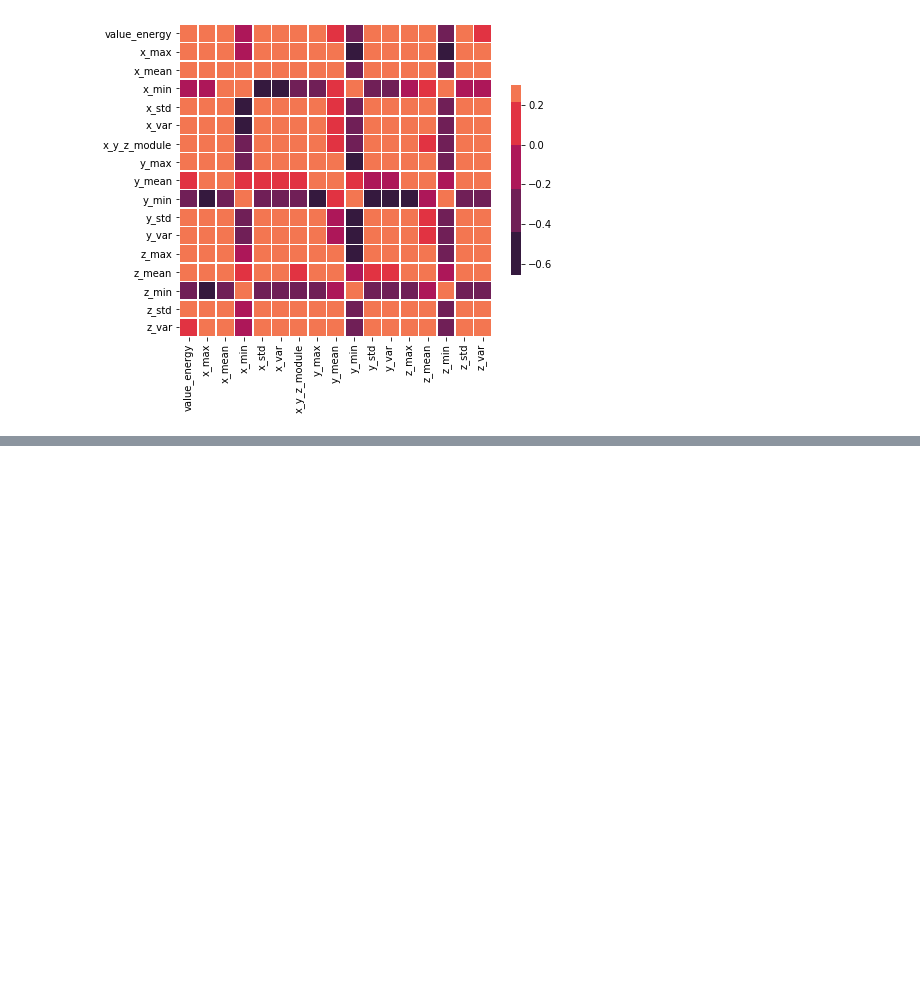
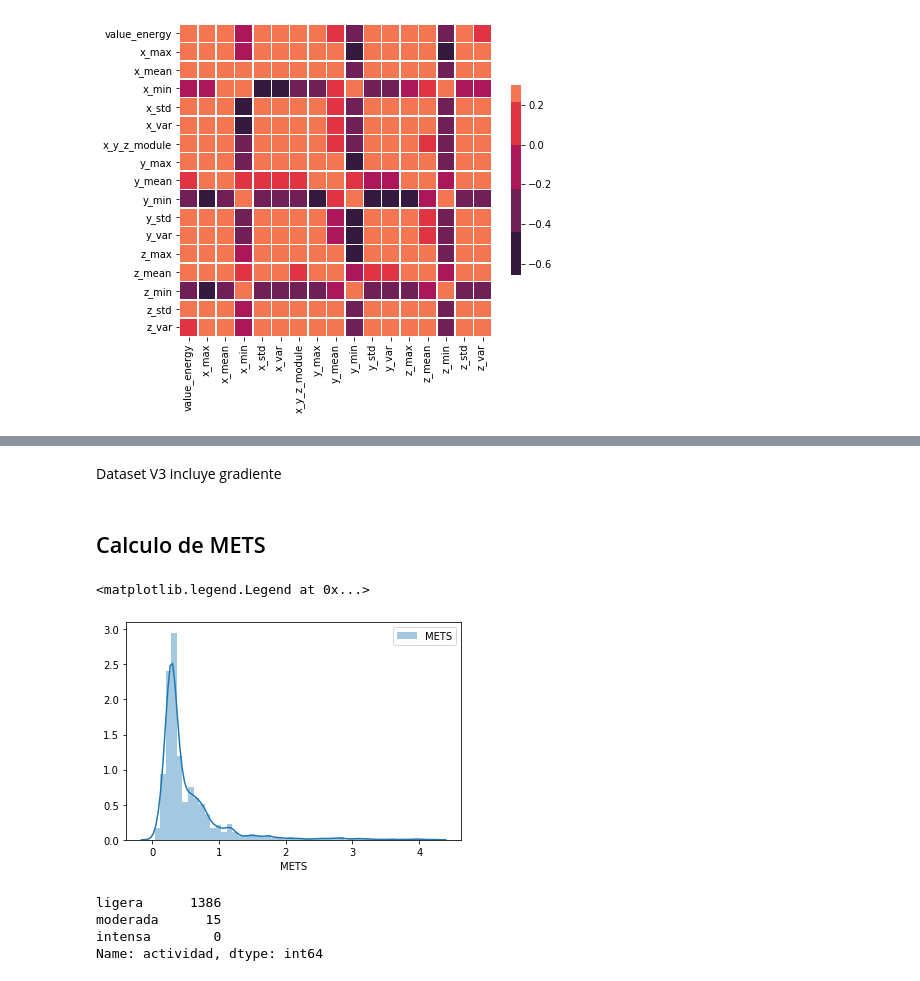
Before and after one commit to Gonzalo933/atam, a Jupyter notebook: notebooks/data_exploration.ipynb, the cells around one changed output, grey strips where cells are left out. Cells and saved outputs as stored; diff of their text form; code cells hidden in the pictures; blank space fills up the shorter version.

Commit message:
Add model notebook and dataset version

```diff
--- a/notebooks/data_exploration.ipynb
+++ b/notebooks/data_exploration.ipynb
@@ -149,0 +161,2 @@ df.to_csv(f"../data/dataset.csv", index=False)
+# %% [markdown]
+Dataset V3 incluye gradiente
@@ -149,0 +173,19 @@ df.to_csv(f"../data/dataset.csv", index=False)
+# %% [markdown]
+## Calculo de METS
+# %%
+df_label["METS"] = (df_label.value_energy/75)*(df_label.totalTime_energy/3600)*3600
+df_label["actividad"] = pd.cut(df_label["METS"], bins=[0, 3, 6, np.inf], right=False, labels=["ligera", "moderada", "intensa"])
+# %%
+fig, ax = plt.subplots()
+sns.distplot(df_label["METS"], ax=ax, label="METS")
+plt.legend()
+# %% [output]
+<matplotlib.legend.Legend at 0x...>
+[figure, added]
+# %%
+df_label.actividad.value_counts()
+# %% [output]
+ligera      1386
+moderada      15
+intensa        0
+Name: actividad, dtype: int64
```
Also changed, not shown: parts of 13 cells of this notebook, 4 other files.
